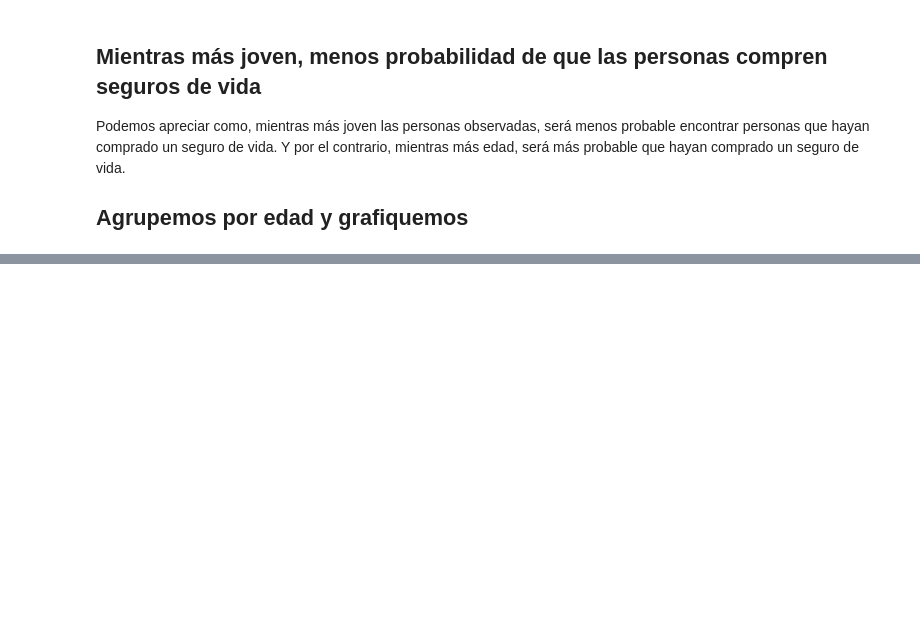
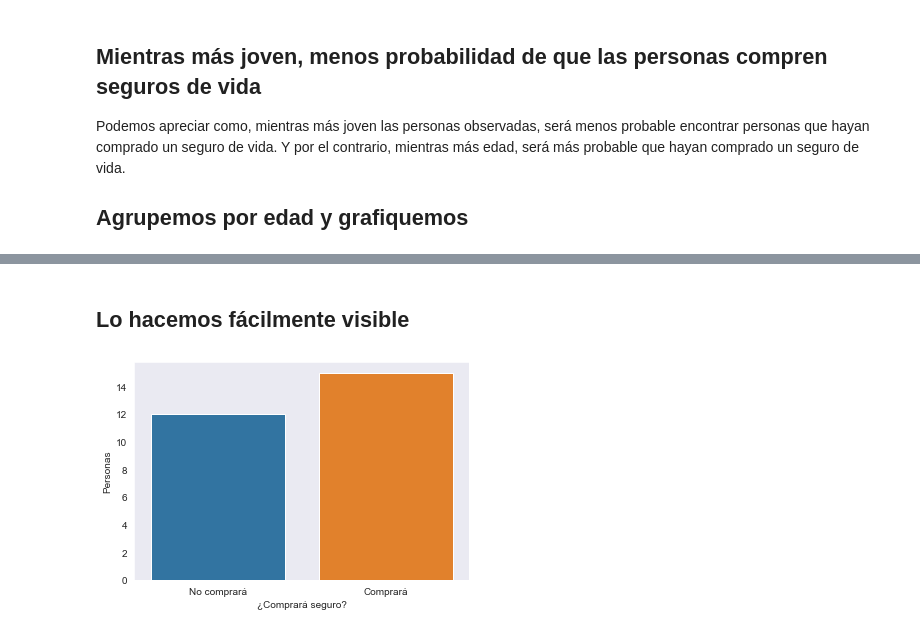
Before and after one commit to adinamarca/notebooks, a Jupyter notebook: PY/ML/3_regresion_logistica/notebook.ipynb, the cells around one changed output, grey strips where cells are left out. Drawn from its saved outputs; the diff is of its cells as text; code cells hidden in the pictures; blank space fills up the shorter version.

```diff
--- a/PY/ML/3_regresion_logistica/notebook.ipynb
+++ b/PY/ML/3_regresion_logistica/notebook.ipynb
@@ -632,0 +709,17 @@ Ahora, queremos realizar una predicción de si los clientes comprarán un seguro
+# %% [markdown]
+## Lo hacemos fácilmente visible
+# %%
+# Definimos figura y ejes
+fig, ax = plt.subplots()
+
+# Gráfico
+sns.countplot(x=predicciones[0])
+
+# Customizamos
+ax.set(xlabel='¿Comprará seguro?', ylabel='Personas')
+sns.set_style("dark")
+
+# Mostramos el gráfico
+plt.show()
+# %% [output]
+[figure, added]
```
Also changed, not shown: parts of 26 cells of this notebook, 1 other file.
